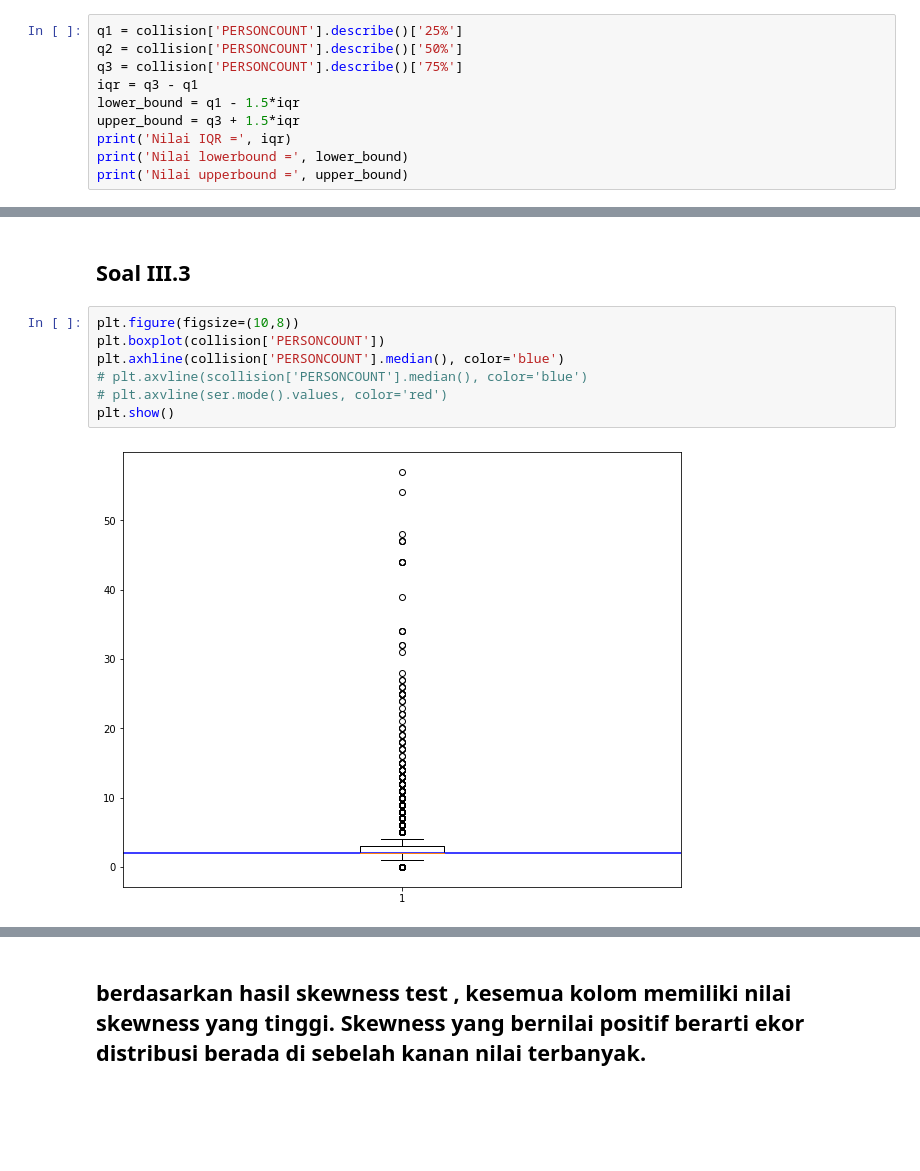
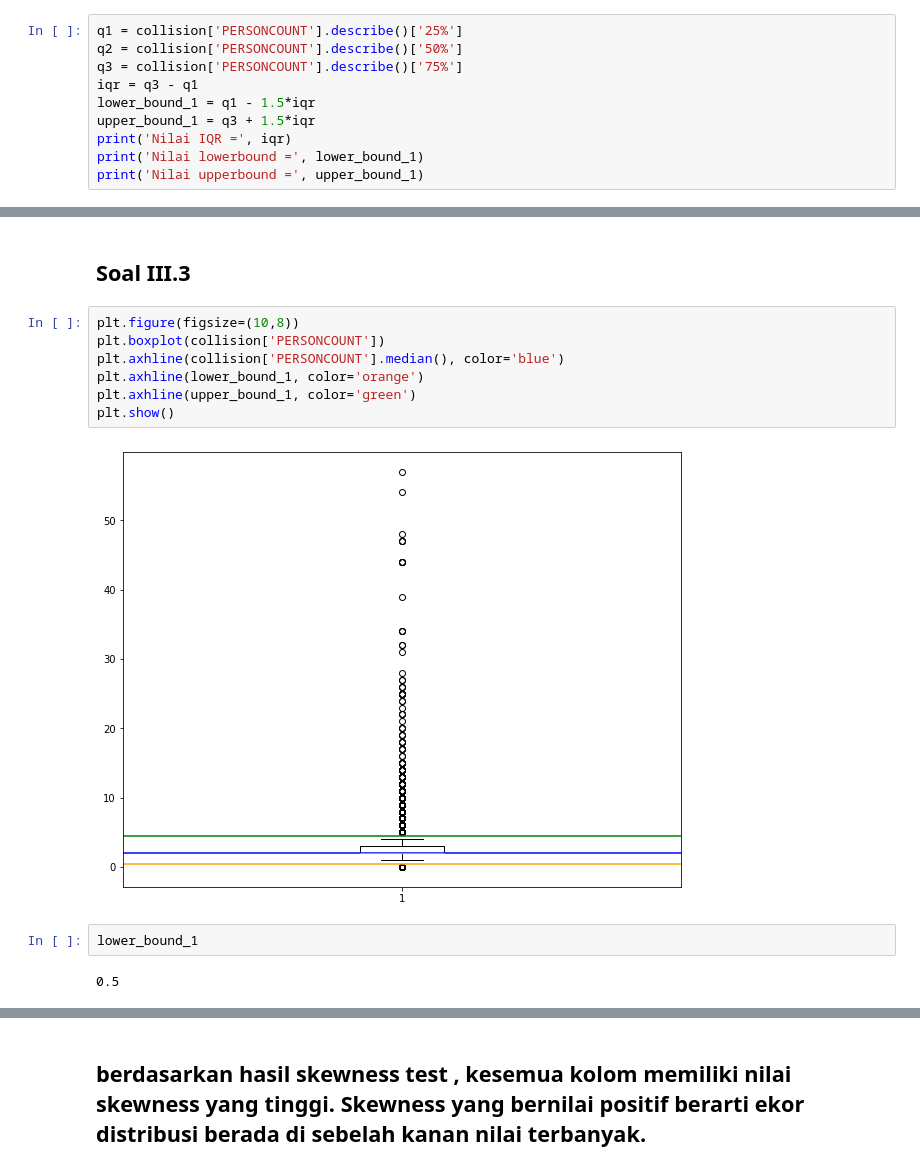
Before and after one commit to achiastuti/Ujian_Modul_2, a Jupyter notebook: Ujian Modul 2.ipynb, the cells around one changed output, grey strips where cells are left out. Saved outputs shown, nothing was run; the diff lists cells and outputs as text; blank space fills up the shorter version.

```diff
--- a/Ujian Modul 2.ipynb
+++ b/Ujian Modul 2.ipynb
@@ -150,11 +150,11 @@ q1 = collision['PERSONCOUNT'].describe()['25%']
 q2 = collision['PERSONCOUNT'].describe()['50%']
 q3 = collision['PERSONCOUNT'].describe()['75%']
 iqr = q3 - q1
-lower_bound = q1 - 1.5*iqr
-upper_bound = q3 + 1.5*iqr
+lower_bound_1 = q1 - 1.5*iqr
+upper_bound_1 = q3 + 1.5*iqr
 print('Nilai IQR =', iqr)
-print('Nilai lowerbound =', lower_bound)
-print('Nilai upperbound =', upper_bound)
+print('Nilai lowerbound =', lower_bound_1)
+print('Nilai upperbound =', upper_bound_1)
 # %% [output]
 Nilai IQR = 1.0
 Nilai lowerbound = 0.5
@@ -261,10 +261,14 @@ SkewtestResult(statistic=148.14664363358742, pvalue=0.0)
 # %%
 plt.figure(figsize=(10,8))
 plt.boxplot(collision['PERSONCOUNT'])
 plt.axhline(collision['PERSONCOUNT'].median(), color='blue')
-# plt.axvline(scollision['PERSONCOUNT'].median(), color='blue')
-# plt.axvline(ser.mode().values, color='red')
+plt.axhline(lower_bound_1, color='orange')
+plt.axhline(upper_bound_1, color='green')
 plt.show()
 # %% [output]
-[figure, old version]
+[figure, new version]
+# %%
+lower_bound_1
+# %% [output]
+0.5
 # %%
```
Also changed, not shown: parts of 18 cells of this notebook.
